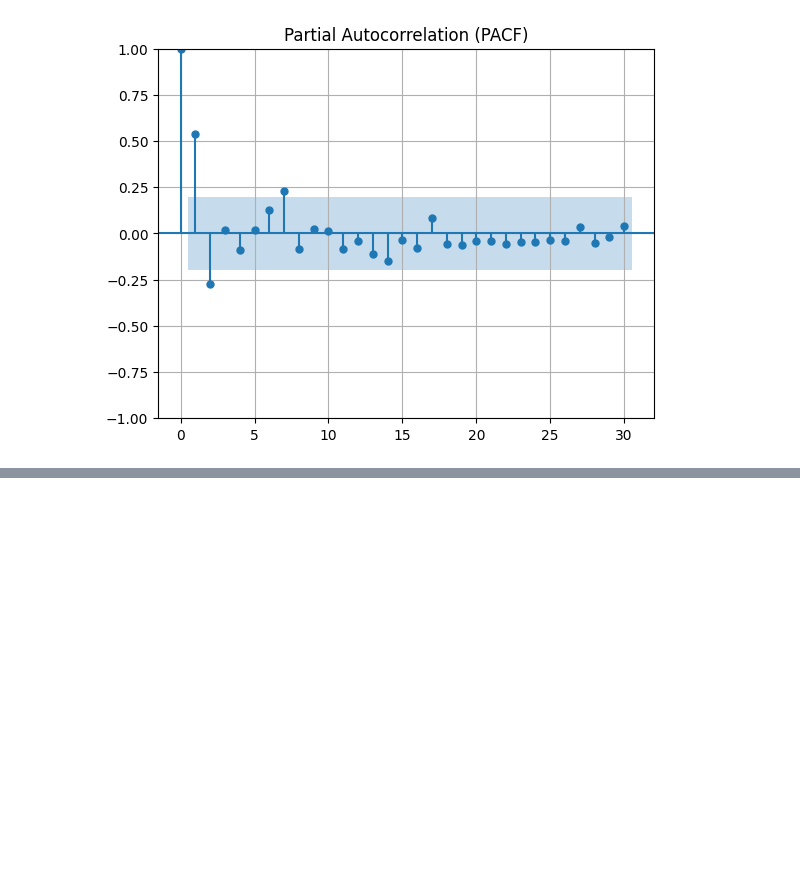
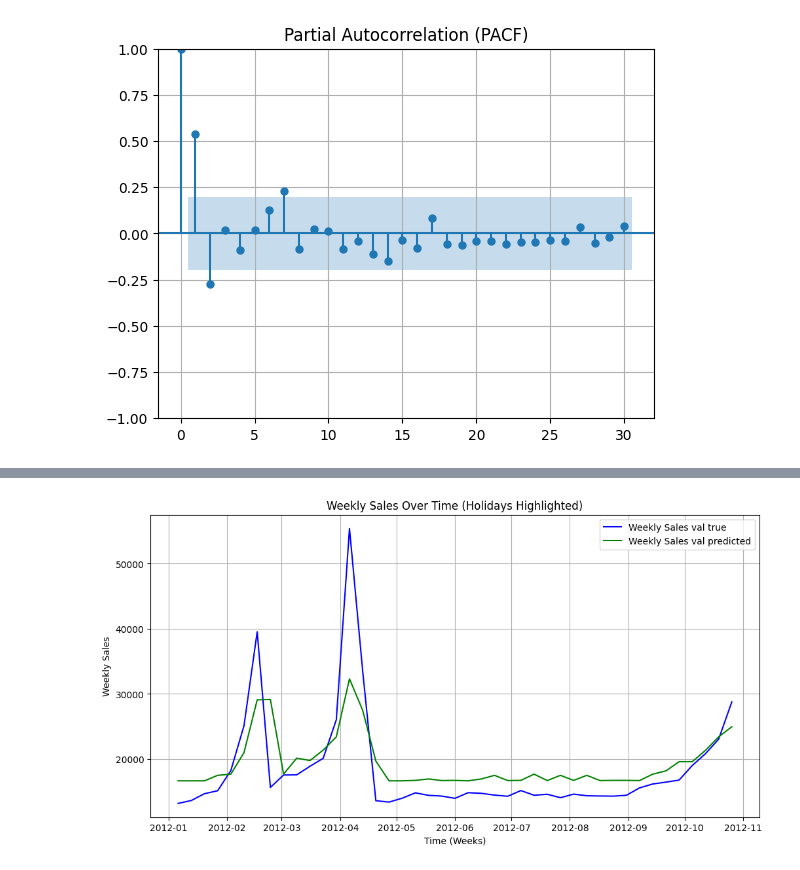
Before and after one commit to azhgh22/Walmart-Recruiting-Store-Sales-Forecasting, a Jupyter notebook: notebooks/statistical.ipynb, the cells around one changed output, grey strips where cells are left out. Saved outputs shown, nothing was run; the diff lists cells and outputs as text; code cells hidden in the pictures; blank space fills up the shorter version.

```diff
--- a/notebooks/statistical.ipynb
+++ b/notebooks/statistical.ipynb
@@ -246,0 +264,16 @@ plt.show()
+# %%
+val_avaraged = dept1.get_val_avarage()
+
+plt.figure(figsize=(12, 6))
+plt.plot(dept1.get_val(1)['Date'], val_avaraged['Avg_Sales'], label='Weekly Sales val true', color='blue')
+plt.plot(dept1.get_val(1)['Date'], y_val_predict, label='Weekly Sales val predicted', color='green')
+# plt.scatter(holidays['Date'], holidays['Weekly_Sales'], color='red', label='Holiday', zorder=5)
+
+plt.title("Weekly Sales Over Time (Holidays Highlighted)")
+plt.xlabel("Time (Weeks)")
+plt.ylabel("Weekly Sales")
+plt.legend()
+plt.grid(True)
+plt.show()
+# %% [output]
+[figure, added]
```
Also changed, not shown: parts of 17 cells of this notebook.
